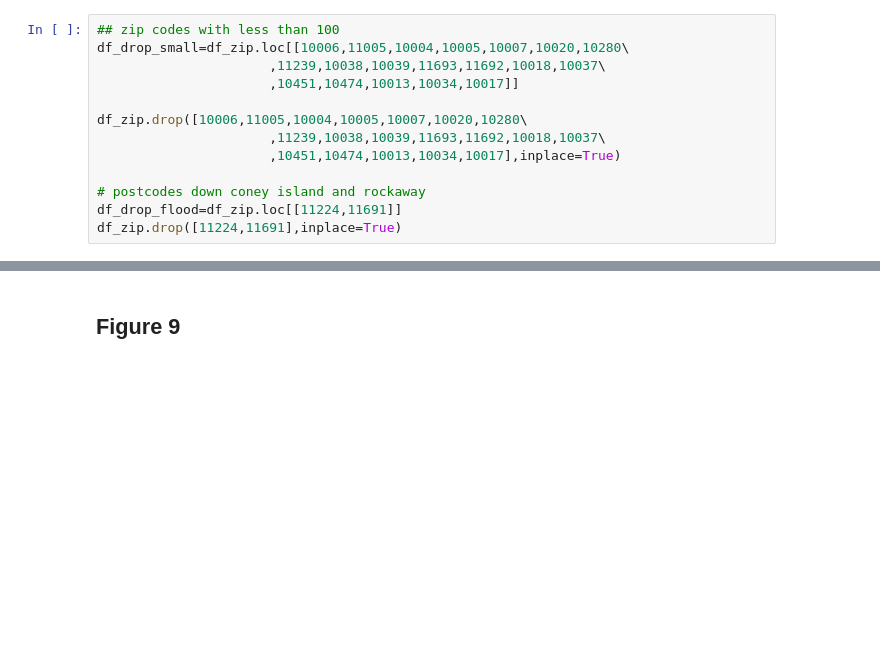
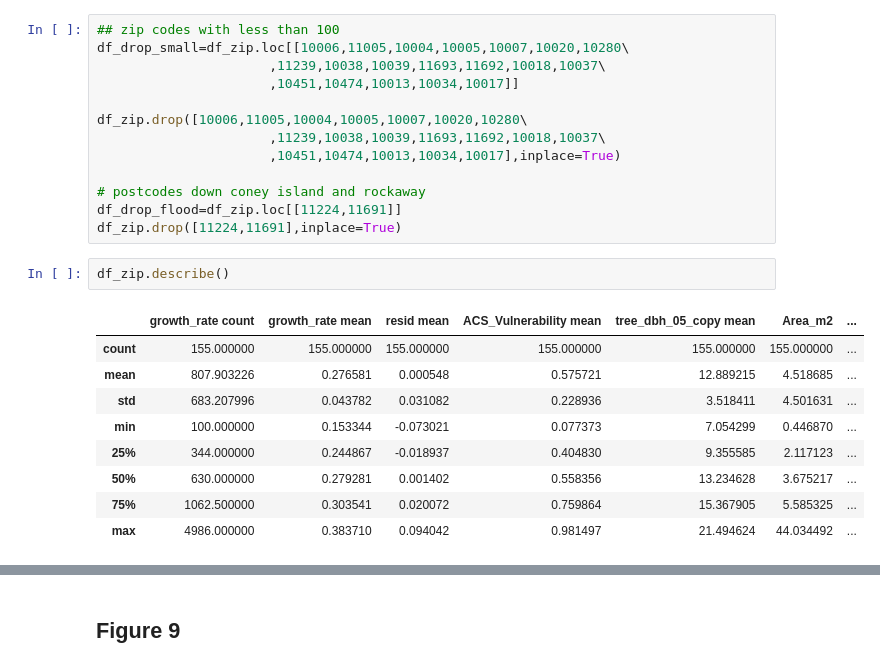
Before and after one commit to bmaillou/NYCTreeGrowth, a Jupyter notebook: 6-for-paper-Take-NYC-growth-Data-Make-maps-ACS.ipynb, the cells around one changed output, grey strips where cells are left out. Drawn from its saved outputs; the diff is of its cells as text; blank space fills up the shorter version.

```diff
--- a/6-for-paper-Take-NYC-growth-Data-Make-maps-ACS.ipynb
+++ b/6-for-paper-Take-NYC-growth-Data-Make-maps-ACS.ipynb
@@ -247,6 +248,18 @@ df_zip.drop([10006,11005,10004,10005,10007,10020,10280\
 # postcodes down coney island and rockaway
 df_drop_flood=df_zip.loc[[11224,11691]]
 df_zip.drop([11224,11691],inplace=True)
+# %%
+df_zip.describe()
+# %% [output]
+|  | growth_rate count | growth_rate mean | resid mean | ACS_Vulnerability mean | tree_dbh_05_copy mean | Area_m2 | ... |
+| count | 155.000000 | 155.000000 | 155.000000 | 155.000000 | 155.000000 | 155.000000 | ... |
+| mean | 807.903226 | 0.276581 | 0.000548 | 0.575721 | 12.889215 | 4.518685 | ... |
+| std | 683.207996 | 0.043782 | 0.031082 | 0.228936 | 3.518411 | 4.501631 | ... |
+| min | 100.000000 | 0.153344 | -0.073021 | 0.077373 | 7.054299 | 0.446870 | ... |
+| 25% | 344.000000 | 0.244867 | -0.018937 | 0.404830 | 9.355585 | 2.117123 | ... |
+| 50% | 630.000000 | 0.279281 | 0.001402 | 0.558356 | 13.234628 | 3.675217 | ... |
+| 75% | 1062.500000 | 0.303541 | 0.020072 | 0.759864 | 15.367905 | 5.585325 | ... |
+| max | 4986.000000 | 0.383710 | 0.094042 | 0.981497 | 21.494624 | 44.034492 | ... |
 # %%
 fig,ax=plt.subplots(2,3)
 fig.set_size_inches(8,8)
```
Also changed, not shown: parts of 6 cells of this notebook, 24 other files.
